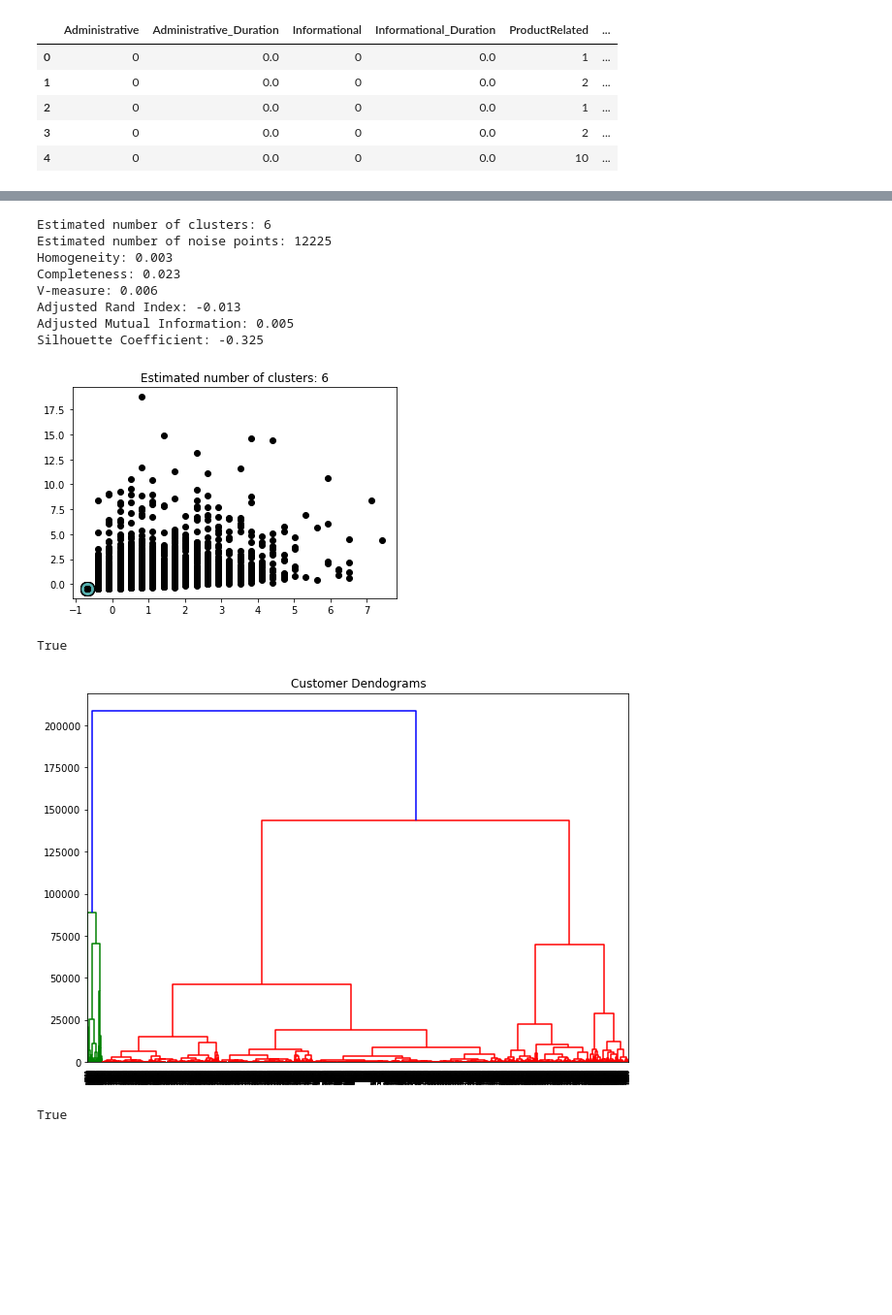
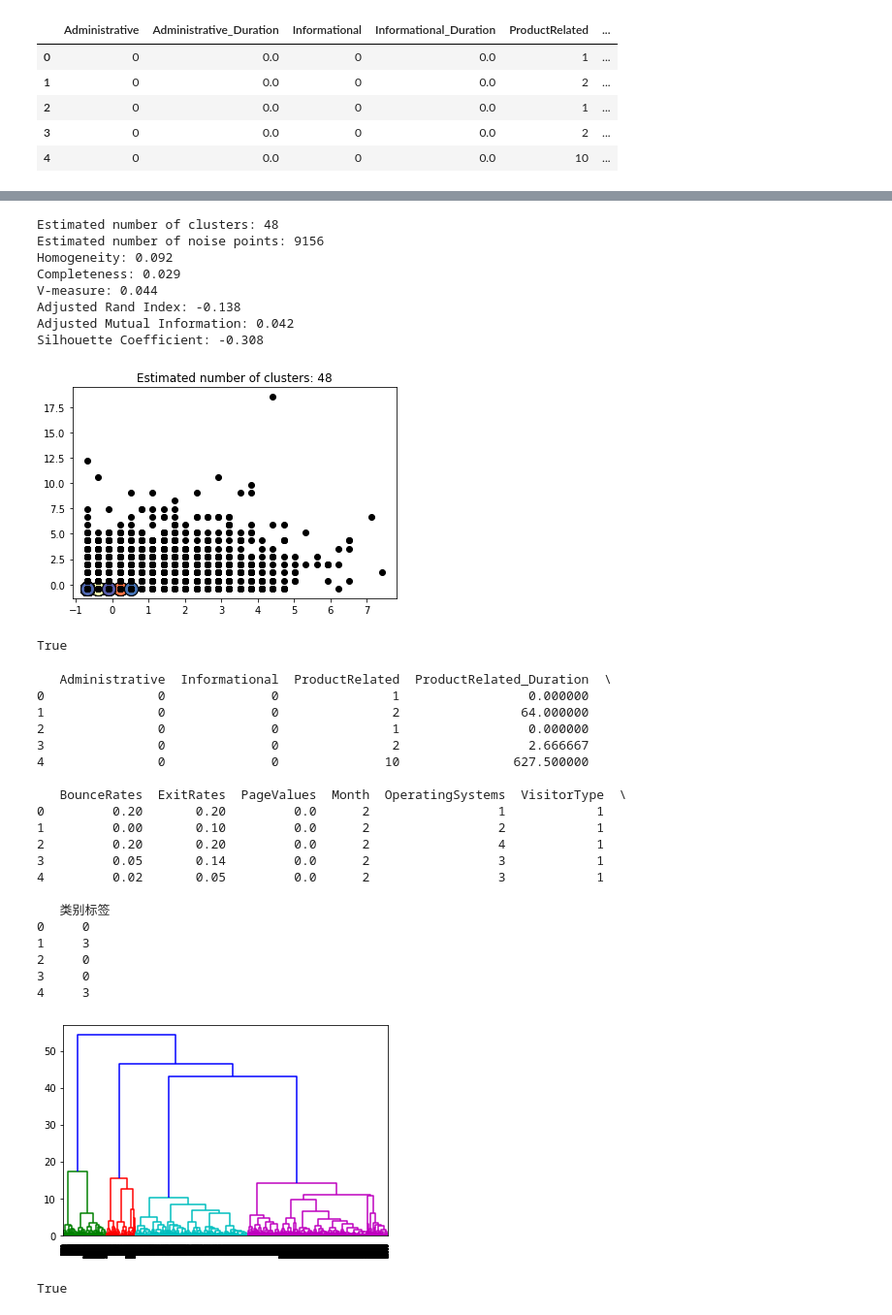
Before and after one commit to Slian22/Cluster_ML, a Jupyter notebook: Demo.ipynb, the cells around one changed output, grey strips where cells are left out. Shown at 97% size. Cells and saved outputs as stored; diff of their text form; code cells hidden in the pictures; blank space fills up the shorter version.

```diff
--- a/Demo.ipynb
+++ b/Demo.ipynb
@@ -82,21 +80,41 @@ Judge_2('data/trans_2.csv',5)
 True
 # %%
 from Quick_Init import *
-DBS_('data/trans_2.csv')
+DBS_('data/Pre_data_y.csv')
 # %% [output]
-Estimated number of clusters: 6
-Estimated number of noise points: 12225
-Homogeneity: 0.003
-Completeness: 0.023
-V-measure: 0.006
-Adjusted Rand Index: -0.013
-Adjusted Mutual Information: 0.005
-Silhouette Coefficient: -0.325
+Estimated number of clusters: 48
+Estimated number of noise points: 9156
+Homogeneity: 0.092
+Completeness: 0.029
+V-measure: 0.044
+Adjusted Rand Index: -0.138
+Adjusted Mutual Information: 0.042
+Silhouette Coefficient: -0.308
-[figure, old version]
+[figure, new version]
 True
 # %%
 from Quick_Init import *
-Agglo('data/trans_1.csv',5)
+Agglo('data/Pre_data_x.csv',5)
 # %% [output]
+   Administrative  Informational  ProductRelated  ProductRelated_Duration  \
+0               0              0               1                 0.000000
+1               0              0               2                64.000000
+2               0              0               1                 0.000000
+3               0              0               2                 2.666667
+4               0              0              10               627.500000
+
+   BounceRates  ExitRates  PageValues  Month  OperatingSystems  VisitorType  \
+0         0.20       0.20         0.0      2                 1            1
+1         0.00       0.10         0.0      2                 2            1
+2         0.20       0.20         0.0      2                 4            1
+3         0.05       0.14         0.0      2                 3            1
+4         0.02       0.05         0.0      2                 3            1
+
+   类别标签
+0     0
+1     3
+2     0
+3     0
+4     3
-[figure, old version]
+[figure, new version]
-True
+True
```
Also changed, not shown: parts of 7 cells of this notebook, 5 other files.
